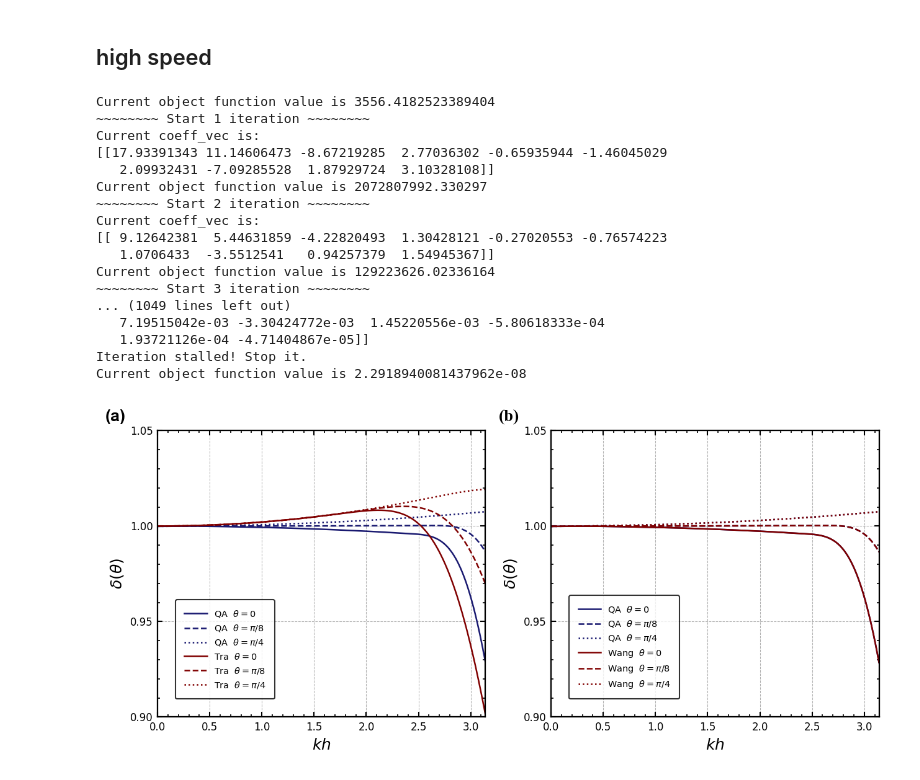
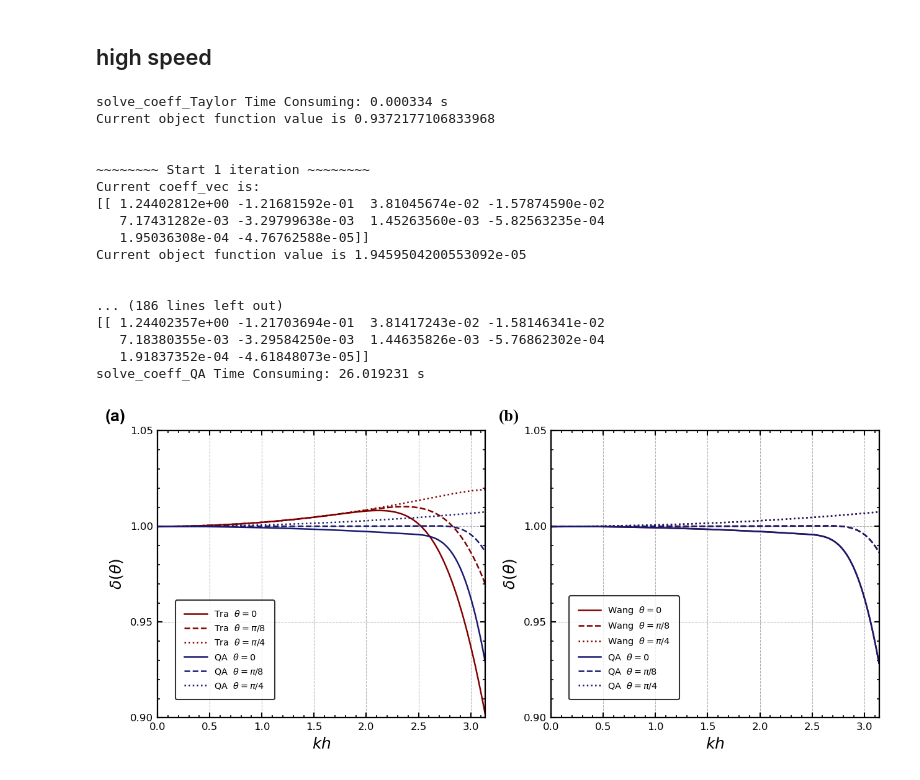
Before and after one commit to wein8999999/QA_Seismic_Staggerd_StaggerGrid_FD, a Jupyter notebook: 2D_StaggerGrid_FD.ipynb, the cells around one changed output. Saved outputs shown, nothing was run; the diff lists cells and outputs as text; code cells hidden in the pictures.

```diff
--- a/2D_StaggerGrid_FD.ipynb
+++ b/2D_StaggerGrid_FD.ipynb
@@ -293,32 +319,37 @@ Current object function value is 1.5533228613859235e-06
 # %% [markdown]
 ## high speed
+# %%
+v = 4500
+h = 20
+tao = 0.001
+freq_max_set = [90]
+M_set = [10]
+max_iter_num = 20
+tra_a0_dict = solve_coeff_Taylor()
+wang_a0_dict, linear_sys = solve_coeff_Wang()
+qa_a0_dict = solve_coeff_QA()
+result_dict = dict(ChainMap(qa_a0_dict, wang_a0_dict, tra_a0_dict))
+# %% [output]
+solve_coeff_Taylor Time Consuming: 0.000334 s
+Current object function value is 0.9372177106833968
+
+
+~~~~~~~~ Start 1 iteration ~~~~~~~~
+Current coeff_vec is:
+[[ 1.24402812e+00 -1.21681592e-01  3.81045674e-02 -1.57874590e-02
+   7.17431282e-03 -3.29799638e-03  1.45263560e-03 -5.82563235e-04
+   1.95036308e-04 -4.76762588e-05]]
+Current object function value is 1.9459504200553092e-05
+
+
+... (186 lines left out)
+[[ 1.24402357e+00 -1.21703694e-01  3.81417243e-02 -1.58146341e-02
+   7.18380355e-03 -3.29584250e-03  1.44635826e-03 -5.76862302e-04
+   1.91837352e-04 -4.61848073e-05]]
+solve_coeff_QA Time Consuming: 26.019231 s
 # %%
-v = 4500
-h = 20
-tao = 0.001
-freq_max_set = [90]
-M_set = [10]
-max_iter_num = 20
-result_dict, linear_sys = solve_coeff_with_3_methods()
 fig, ax = show_disp_curve(result_dict)
 # fig.savefig("2D_high_velocity_reuslt.png", dpi=300)
 # fig.savefig("2D_high_velocity_reuslt.pdf", dpi=600, format="pdf")
 # %% [output]
-Current object function value is 3556.4182523389404
-~~~~~~~~ Start 1 iteration ~~~~~~~~
-Current coeff_vec is:
-[[17.93391343 11.14606473 -8.67219285  2.77036302 -0.65935944 -1.46045029
-   2.09932431 -7.09285528  1.87929724  3.10328108]]
-Current object function value is 2072807992.330297
-~~~~~~~~ Start 2 iteration ~~~~~~~~
-Current coeff_vec is:
-[[ 9.12642381  5.44631859 -4.22820493  1.30428121 -0.27020553 -0.76574223
-   1.0706433  -3.5512541   0.94257379  1.54945367]]
-Current object function value is 129223626.02336164
-~~~~~~~~ Start 3 iteration ~~~~~~~~
-... (1049 lines left out)
-   7.19515042e-03 -3.30424772e-03  1.45220556e-03 -5.80618333e-04
-   1.93721126e-04 -4.71404867e-05]]
-Iteration stalled! Stop it.
-Current object function value is 2.2918940081437962e-08
-[figure, old version]
+[figure, new version]
```
Also changed, not shown: parts of 5 cells of this notebook, 2 other files.
